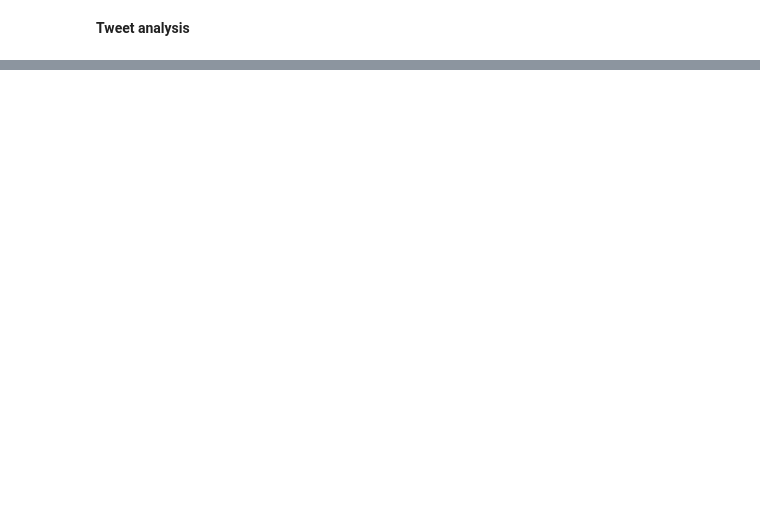
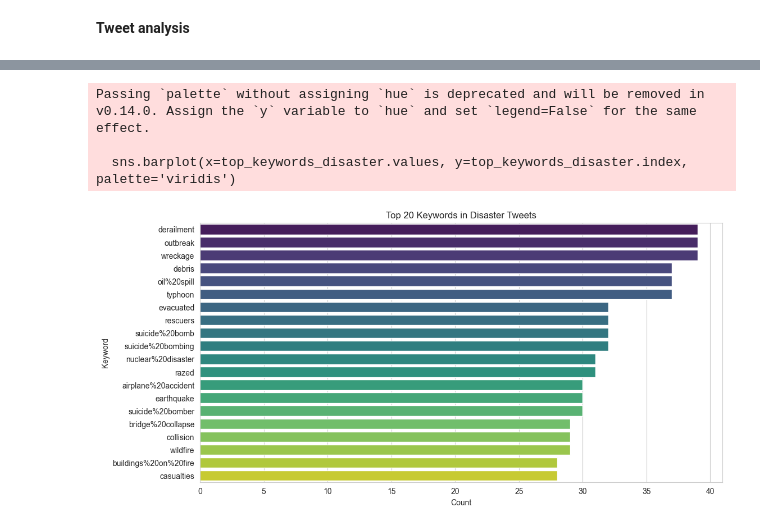
Before and after one commit to cr-ejd/DS_Mentoring, a Jupyter notebook: notebooks/01_disaster_tweets_eda.ipynb, the cells around one changed output, grey strips where cells are left out. Saved outputs shown, nothing was run; the diff lists cells and outputs as text; code cells hidden in the pictures; blank space fills up the shorter version.

```diff
--- a/notebooks/01_disaster_tweets_eda.ipynb
+++ b/notebooks/01_disaster_tweets_eda.ipynb
@@ -204,0 +242,9 @@ Passing `palette` without assigning `hue` is deprecated and will be removed in v
+# %%
+top_keywords = df_eda["keyword"].value_counts().head(20)
+print("Top 20 keywords overall:\n", top_keywords)
+
+top_keywords_disaster = df_eda[df_eda["target"] == 1]["keyword"].value_counts().head(20)
+print("\nTop 20 keywords in disaster tweets:\n", top_keywords_disaster)
+
+top_keywords_non_disaster = df_eda[df_eda["target"] == 0]["keyword"].value_counts().head(20)
+print("\nTop 20 keywords in non-disaster tweets:\n", top_keywords_non_disaster)
@@ -204,0 +269,12 @@ Passing `palette` without assigning `hue` is deprecated and will be removed in v
+# %%
+plt.figure(figsize=(12, 6))
+sns.barplot(x=top_keywords_disaster.values, y=top_keywords_disaster.index, palette="viridis")
+plt.title("Top 20 Keywords in Disaster Tweets")
+plt.xlabel("Count")
+plt.ylabel("Keyword")
+plt.show()
+# %% [output]
+Passing `palette` without assigning `hue` is deprecated and will be removed in v0.14.0. Assign the `y` variable to `hue` and set `legend=False` for the same effect.
+
+  sns.barplot(x=top_keywords_disaster.values, y=top_keywords_disaster.index, palette='viridis')
+[figure, added]
```
Also changed, not shown: parts of 28 cells of this notebook, 8 other files.
